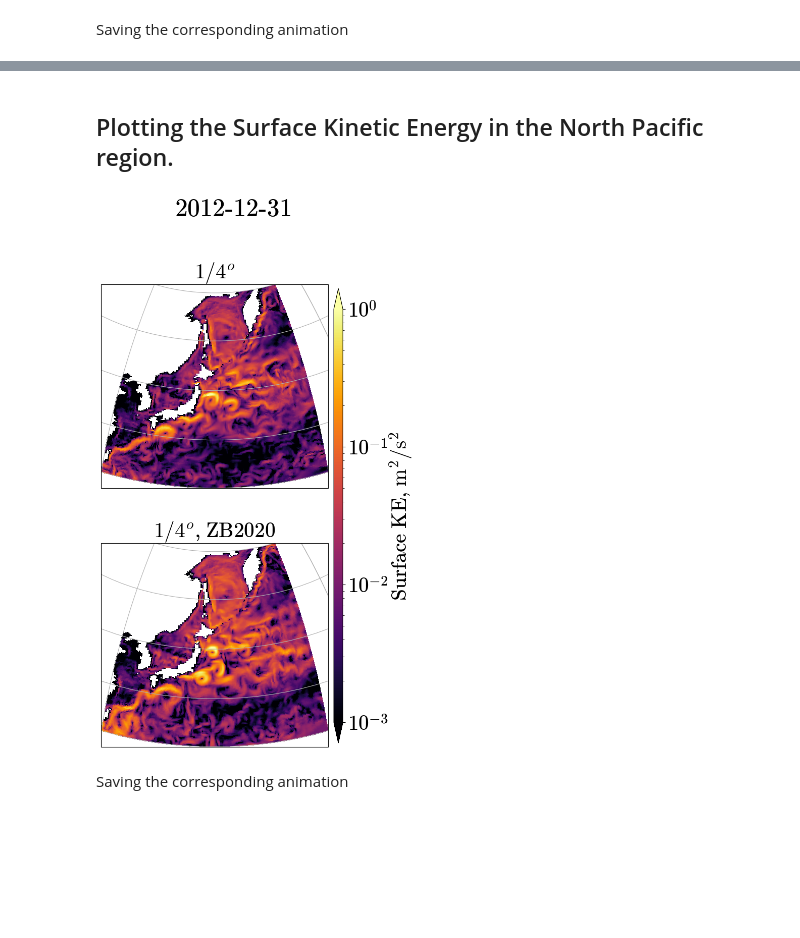
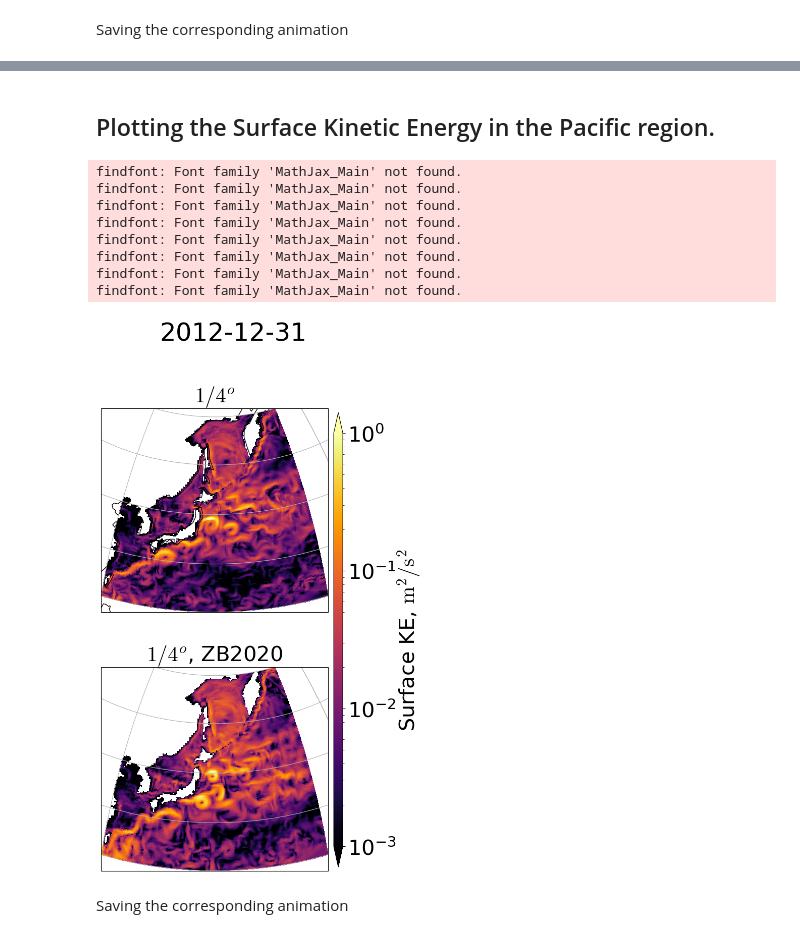
Before and after one commit to m2lines/data-gallery, a Jupyter notebook: notebooks/OM4_SE_animation.ipynb, the cells around one changed output, grey strips where cells are left out. Drawn from its saved outputs; the diff is of its cells as text; code cells hidden in the pictures; blank space fills up the shorter version.

```diff
--- a/notebooks/OM4_SE_animation.ipynb
+++ b/notebooks/OM4_SE_animation.ipynb
@@ -58,8 +77,8 @@ loresT = ds["tos"].sel(experiment="unparameterized")
 def KE(u, v, T):
     return 0.5 * (remesh(u**2, T) + remesh(v**2, T))
 # %%
-ZBke = KE(ZBu.ssu, ZBv.ssv, ZBT.tos)
-loreske = KE(loresu.ssu, loresv.ssv, ZBT.tos)
+ZBke = KE(ZBu, ZBv, ZBT)
+loreske = KE(loresu, loresv, ZBT)
 # %%
 plt.figure(figsize=(15, 15))
 np.log10(loreske.isel(time=0)).plot(cmap="inferno", vmin=-3, vmax=0)
@@ -208,12 +311,20 @@ Animation at FPS=20 will last for 6.1 seconds
 # %% [markdown]
-## Plotting the Surface Kinetic Energy in the North Pacific region.
+## Plotting the Surface Kinetic Energy in the Pacific region.
 # %%
-plot_Pacific = lambda idx: plot_regions(
-    idx=idx, lat=slice(20, 60), lon=slice(-240, -190)
+plot_Pacific = lambda idx, fig: plot_regions(
+    i=idx, lat=slice(20, 60), lon=slice(-240, -190), fig=fig
 )
-plot_Pacific(-1)
+plot_Pacific(-1, None)
 # %% [output]
+findfont: Font family 'MathJax_Main' not found.
+findfont: Font family 'MathJax_Main' not found.
+findfont: Font family 'MathJax_Main' not found.
+findfont: Font family 'MathJax_Main' not found.
+findfont: Font family 'MathJax_Main' not found.
+findfont: Font family 'MathJax_Main' not found.
+findfont: Font family 'MathJax_Main' not found.
+findfont: Font family 'MathJax_Main' not found.
-[figure, old version]
+[figure, new version]
 # %% [markdown]
 Saving the corresponding animation
 # %%
```
Also changed, not shown: parts of 17 cells of this notebook.
